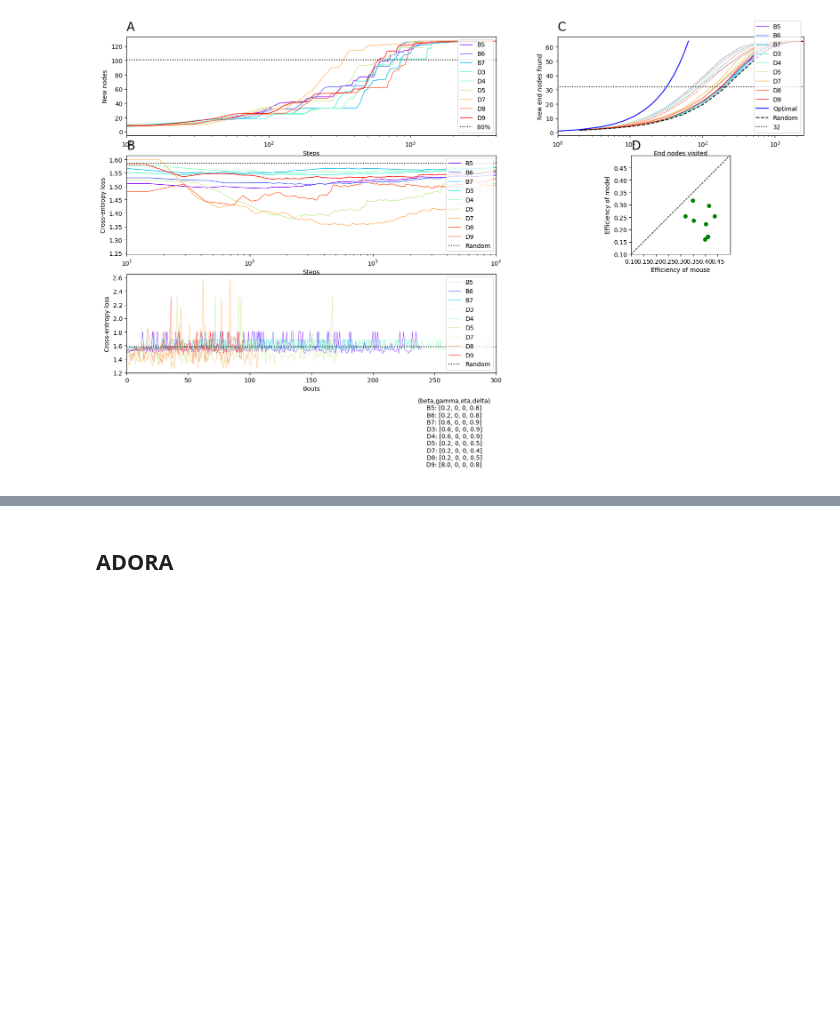
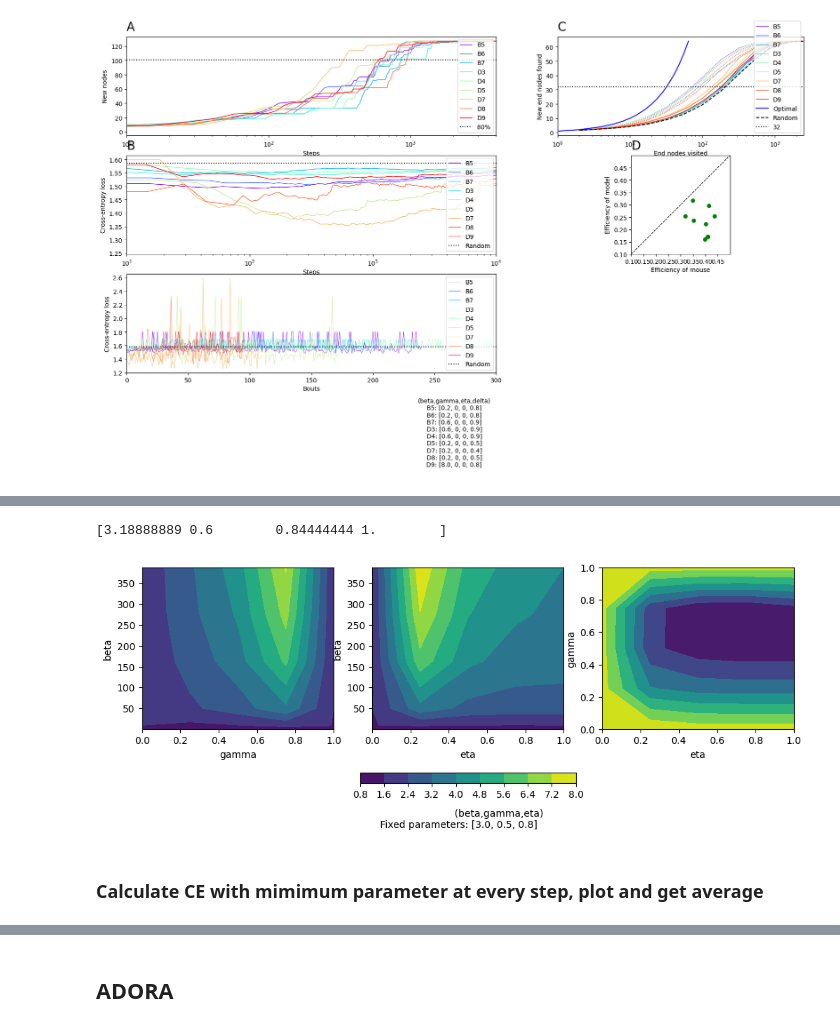
Before and after one commit to niv-shapira/Rosenberg-2021-Repository-DORA, a Jupyter notebook: Maze-ADORA-Comparison.ipynb, the cells around one changed output, grey strips where cells are left out. Cells and saved outputs as stored; diff of their text form; code cells hidden in the pictures; blank space fills up the shorter version.

```diff
--- a/Maze-ADORA-Comparison.ipynb
+++ b/Maze-ADORA-Comparison.ipynb
@@ -209,0 +212,14 @@ fig.savefig(url,bbox_inches="tight")
+# %%
+betas1 = np.linspace(0.2,2,5,endpoint=True)
+betas2 = np.linspace(3,10,4,endpoint=True)
+betas3 = np.linspace(50,500,5,endpoint=True)
+betas = np.concatenate((betas1,betas2,betas3))
+print(betas)
+gammas = np.linspace(0,1,5,endpoint=True)
+print(gammas)
+etas = np.linspace(0,1,5, endpoint=True)
+print(etas)
+deltas = [1]
+print(deltas)
+params = [betas,gammas,etas,deltas]
+param_names = ['beta','gamma','eta','delta']
@@ -209,0 +281,12 @@ fig.savefig(url,bbox_inches="tight")
+# %%
+# get average of parameters
+clean_argmin = [list(item) for item in argmins]
+print(np.mean(clean_argmin,axis=0))
+# %% [output]
+[3.18888889 0.6        0.84444444 1.        ]
+# %%
+# fixed params by index of closest to average parameter in params list
+fixed_params = [5, 2, 3, 0]
+fig,_ = PlotTopology1(UnrewNamesSub, fstr_ces, params, fixed_params, 'gamma')
+# %% [output]
+[figure, added]
@@ -209,0 +296,2 @@ fig.savefig(url,bbox_inches="tight")
+# %% [markdown]
+### Calculate CE with mimimum parameter at every step, plot and get average
```
Also changed, not shown: parts of 18 cells of this notebook, 24 other files.
